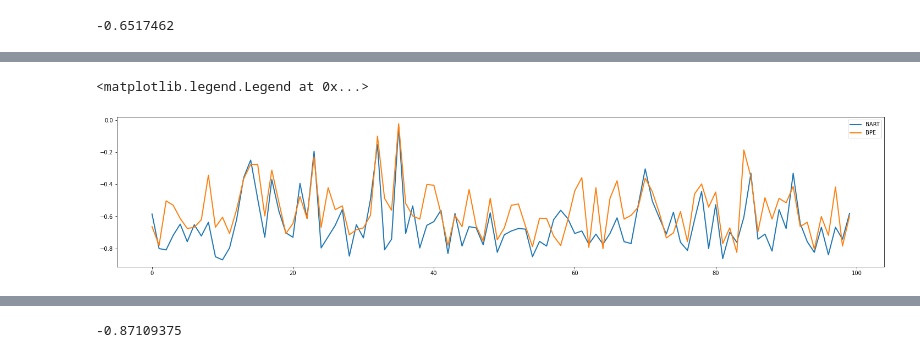
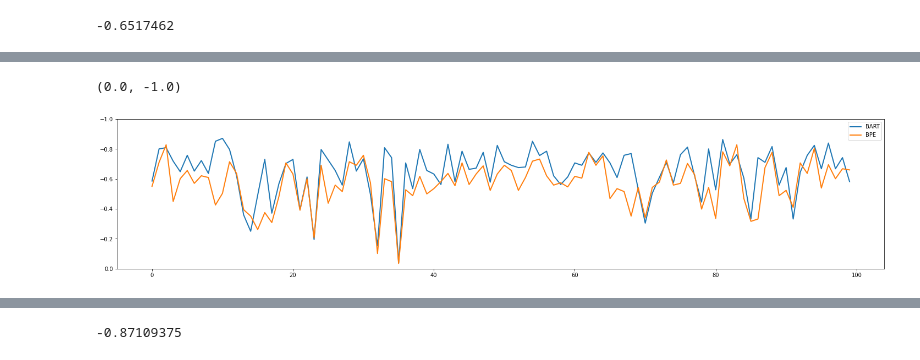
Before and after one commit to crodriguez1a/bpe-summarizer, a Jupyter notebook: notebooks/Evaluation.ipynb, the cells around one changed output, grey strips where cells are left out. Drawn from its saved outputs; the diff is of its cells as text; code cells hidden in the pictures.

```diff
--- a/notebooks/Evaluation.ipynb
+++ b/notebooks/Evaluation.ipynb
@@ -100,13 +101,15 @@ np.mean(bpe_scores)
 # %%
 %matplotlib inline
 fig = plt.figure(figsize=(25,5))
 ax = fig.gca()
 ax.plot(np.array(bart_scores), linewidth=2, label='BART')
 ax.plot(np.array(bpe_scores), linewidth=2, label='BPE')
 ax.legend()
+
+plt.ylim(0,-1)
 # %% [output]
-<matplotlib.legend.Legend at 0x...>
+(0.0, -1.0)
-[figure, old version]
+[figure, new version]
 # %%
 # closer to -1 indicate greater similarity
 best_bpe = np.min(bpe_scores)
```
Also changed, not shown: parts of 12 cells of this notebook, 3 other files.
